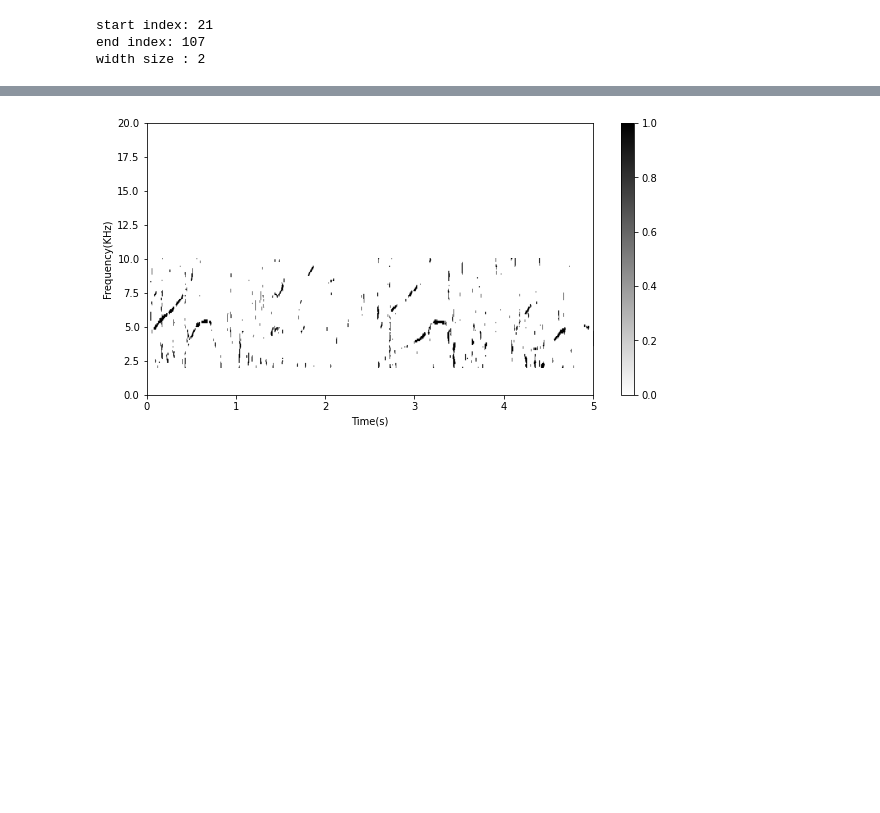
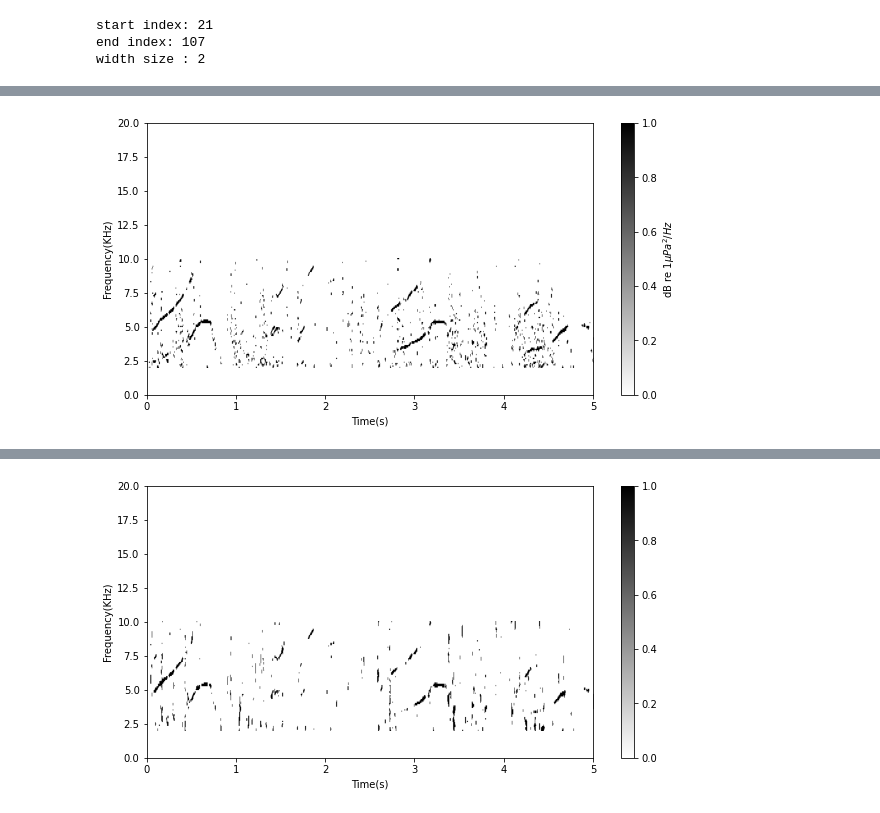
Before and after one commit to udooer/new_python_work, a Jupyter notebook: PAM/narrow_band_filter.ipynb, the cells around one changed output, grey strips where cells are left out. Cells and saved outputs as stored; diff of their text form; code cells hidden in the pictures; blank space fills up the shorter version.

```diff
--- a/PAM/narrow_band_filter.ipynb
+++ b/PAM/narrow_band_filter.ipynb
@@ -48,16 +48,18 @@ width size : 2
 SNR_max = []
 SNR_min = []
 SNR_mean = []
+SNR = []
 for i in range(len(medianBlur)):
     first_row = medianBlur[i,:]
     p2 = first_row[start_index-width_size:end_index-width_size]
     p1 = first_row[start_index:end_index]
     p3 = first_row[start_index+width_size:end_index+width_size]
-    SNR = 10*np.log10(2*p1/(p2+p3))
-    SNR_max.append(SNR.max())
-    SNR_min.append(SNR.min())
-    SNR_mean.append(SNR.mean())
-
+    snr = 2*p1-(p2+p3)
+    SNR.append(snr)
+    SNR_max.append(snr.max())
+    SNR_min.append(snr.min())
+    SNR_mean.append(snr.mean())
+SNR = np.array(SNR)
 SNR_max = np.array(SNR_max)
 SNR_min = np.array(SNR_min)
 SNR_mean = np.array(SNR_mean)
@@ -63,0 +70,3 @@ SNR_mean = np.array(SNR_mean)
+# %%
+medianBlur_cut = medianBlur[:,start_index:end_index]
+medianBlur_cut.shape
@@ -63,0 +85,13 @@ SNR_mean = np.array(SNR_mean)
+# %%
+fs = 96000
+fig, ax = plt.subplots(figsize=(10,5))
+im = ax.imshow(((SNR>10)*(medianBlur_cut>80)).T, cmap='binary',  origin='lower', aspect='auto',
+               interpolation='hanning', extent=(0, 5, f[start_index]/1000, f[end_index]/1000))
+ax.set_ylim([0,20])
+ax.set_xlabel("Time(s)")
+ax.set_ylabel("Frequency(KHz)")
+c_bar = fig.colorbar(im)
+c_bar.set_label("dB re 1" + r'$\mu Pa^{2}/Hz$')
+plt.show()
+# %% [output]
+[figure, added]
```
Also changed, not shown: parts of 6 cells of this notebook, 30 other files.
